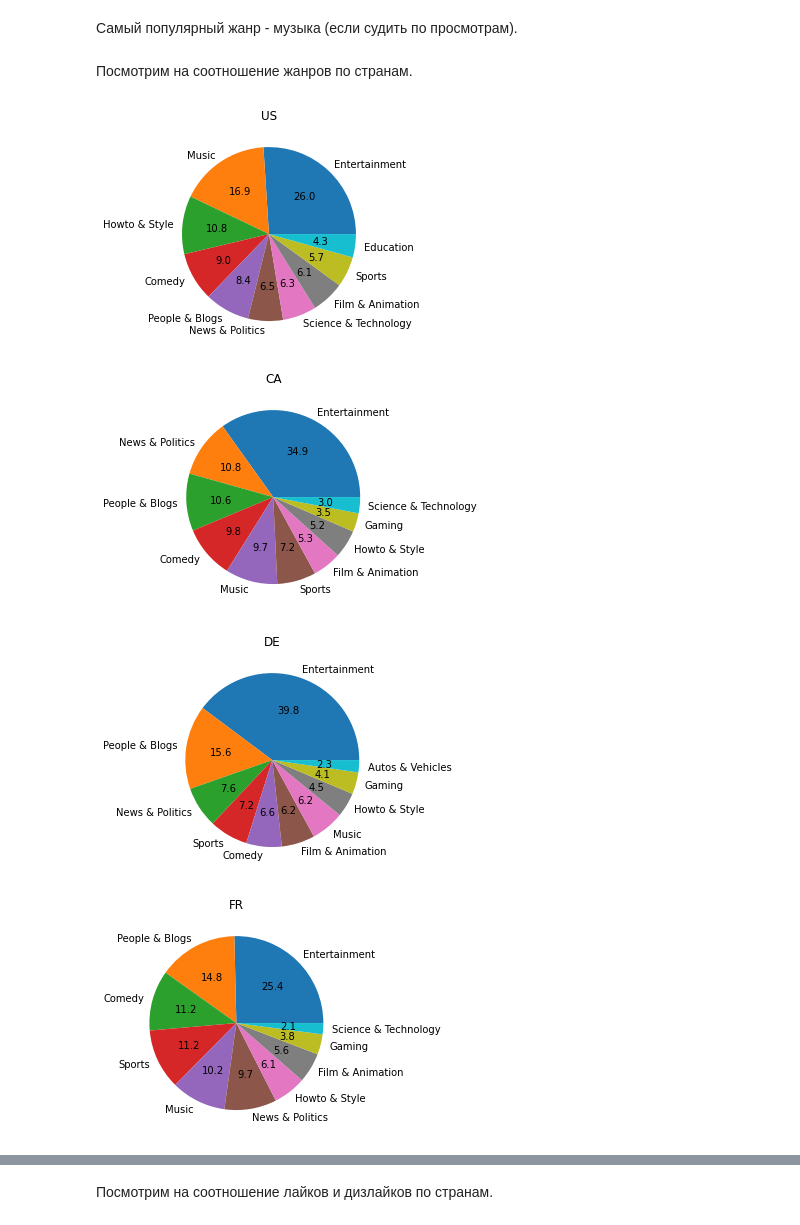
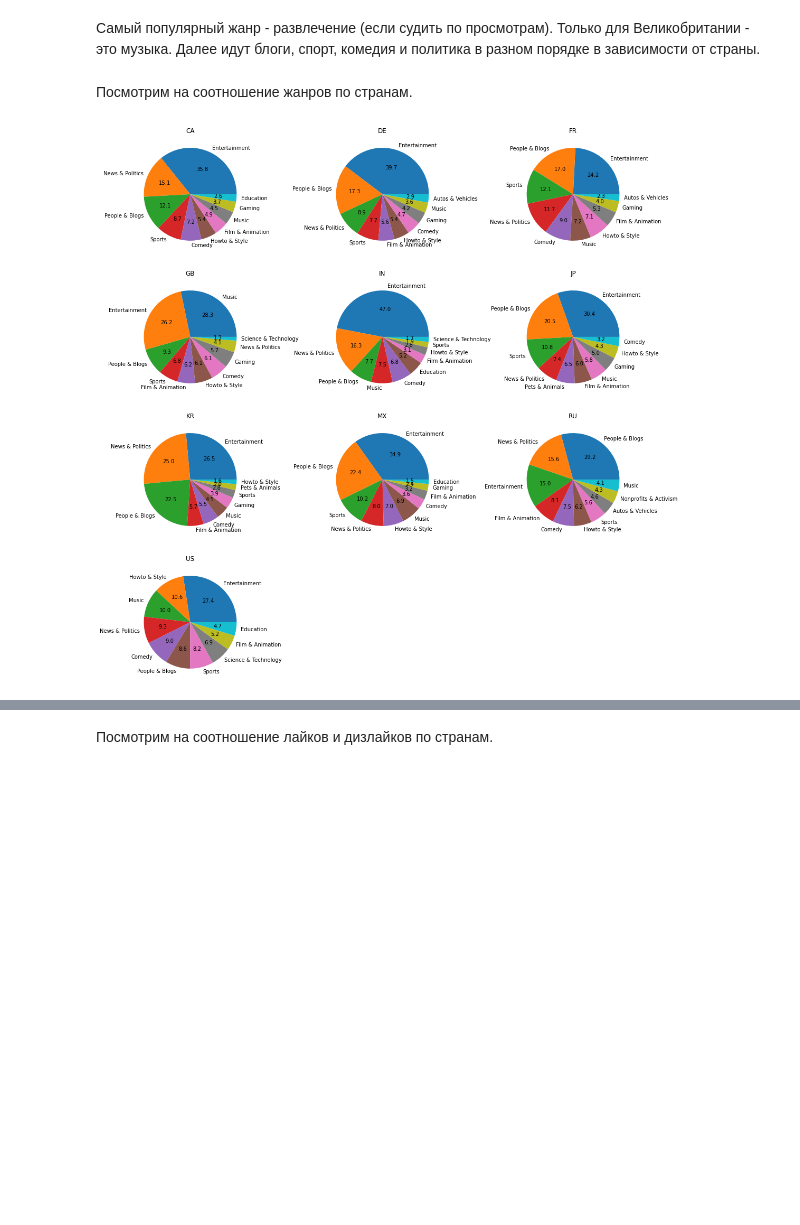
Before and after one commit to YSDA-NN-ML/ML-lab-0, a Jupyter notebook: yasakova_ml_lab_0.ipynb, the cells around one changed output, grey strips where cells are left out. Drawn from its saved outputs; the diff is of its cells as text; code cells hidden in the pictures; blank space fills up the shorter version.

```diff
--- a/yasakova_ml_lab_0.ipynb
+++ b/yasakova_ml_lab_0.ipynb
@@ -132,0 +74,5 @@ categories
+# %%
+all_videos = pd.concat(data)
+# all_videos["counts"] = all_videos[["video_id", "trending_date"]].groupby("video_id").transform("count")
+# all_videos["min_day_to_trending"] = all_videos[["video_id", "day_to_trending"]].groupby("video_id").transform("min")
+all_videos.info()
@@ -132,0 +106,5 @@ categories
+# %%
+data_no_duplicates = all_videos.copy()
+data_no_duplicates = data_no_duplicates.sort_values('views')
+data_no_duplicates = data_no_duplicates.drop_duplicates(subset = ['video_id'], keep = "last")
+data_no_duplicates.info()
@@ -135,13 +131,18 @@ categories
 # %%
+fg = plt.figure(figsize=(15, 15), constrained_layout=True)
+gs = gridspec.GridSpec(ncols=3, nrows=4, figure=fg)
 
-for key, table in data.items():
+info = data_no_duplicates.groupby(['country', 'category_id'])['views'].sum()
+for j, reg in enumerate(data_regions):
     names_of_categories = []
     values = []
-    for i, val in table.groupby('category_id')['views'].sum().items():
+    for i, val in info[reg].sort_values(ascending=False).items():
         names_of_categories.append(categories[i])
         values.append(val)
 
-    plt.title(key)
-    plt.pie(values[:5], autopct='%.1f', labels = names_of_categories[:5])
-    plt.show()
+    fig_ax_1 = fg.add_subplot(gs[j // 3, j % 3])
+    plt.title(reg)
+    plt.pie(values[:7], autopct='%.1f', labels = names_of_categories[:7], radius=1)
+
+plt.show()
 # %% [output]
@@ -158,21 +150,23 @@ for key, table in data.items():
 # %% [markdown]
-Самый популярный жанр - музыка (если судить по просмотрам).
+Самый популярный жанр - развлечение (если судить по просмотрам). Только для Великобритании - это музыка. Далее идут блоги, спорт, комедия и политика в разном порядке в зависимости от страны.
 # %% [markdown]
 Посмотрим на соотношение жанров по странам.
 # %%
-for key, table in data.items():
+fg = plt.figure(figsize=(15, 15), constrained_layout=True)
+gs = gridspec.GridSpec(ncols=3, nrows=4, figure=fg)
+
+info = data_no_duplicates.groupby('country')['category_id'].value_counts()
+for j, reg in enumerate(data_regions):
     names_of_categories = []
     values = []
-
-    for i, val in table['category_id'].value_counts().items():
+    for i, val in info[reg].sort_values(ascending=False).items():
         names_of_categories.append(categories[i])
         values.append(val)
 
-    plt.title(key)
-    plt.pie(values[:10], autopct='%.1f', labels = names_of_categories[:10])
-    plt.show()
+    fig_ax_1 = fg.add_subplot(gs[j // 3, j % 3])
+    plt.title(reg)
+    plt.pie(values[:10], autopct='%.1f', labels = names_of_categories[:10], radius=1)
+
+plt.show()
 # %% [output]
-[figure, old version]
+[figure, new version]
-[figure, removed]
-[figure, removed]
-[figure, removed]
```
Also changed, not shown: parts of 23 cells of this notebook.
